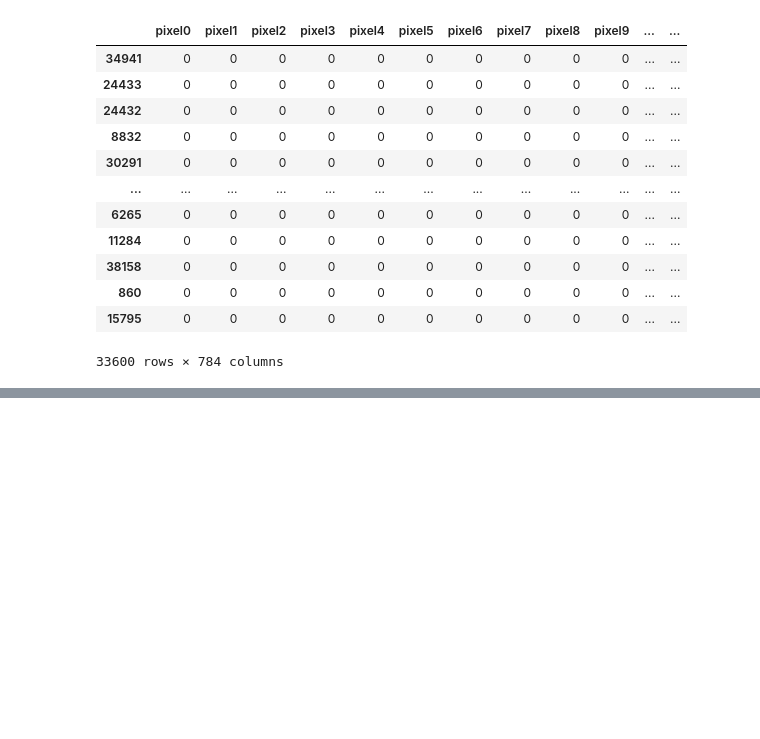
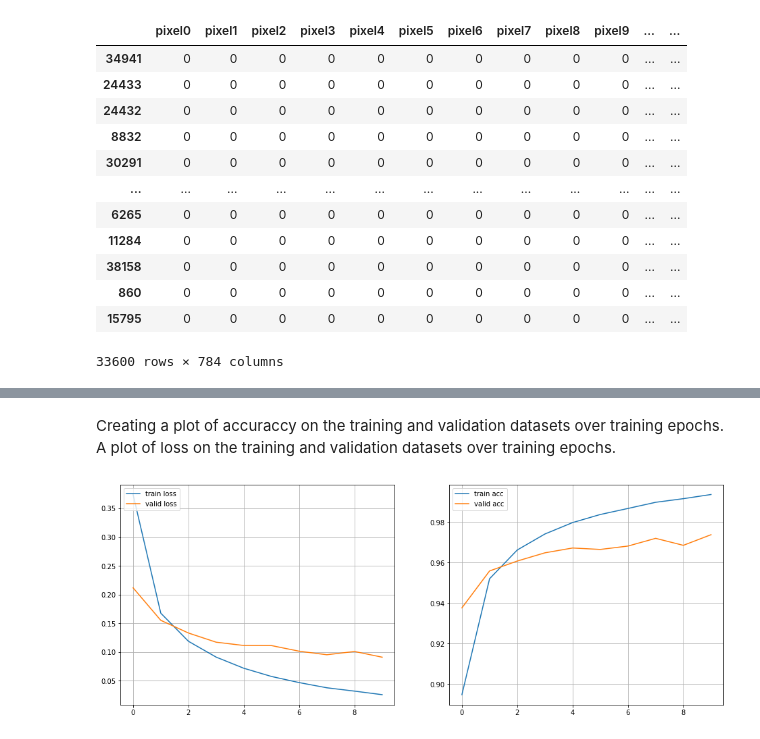
Before and after one commit to niramay447/kaggle-competitions, a Jupyter notebook: digit-recognizer.ipynb, the cells around one changed output, grey strips where cells are left out. Cells and saved outputs as stored; diff of their text form; code cells hidden in the pictures; blank space fills up the shorter version.

```diff
--- a/digit-recognizer.ipynb
+++ b/digit-recognizer.ipynb
@@ -114,0 +121,11 @@ None
+# %%
+loss = keras.losses.SparseCategoricalCrossentropy(from_logits = True)
+optim = keras.optimizers.Adam(learning_rate = 0.001)
+metrics = ['accuracy']
+
+model.compile(loss=loss, optimizer=optim, metrics=metrics)
+# %%
+batch_size = 64
+epochs = 10
+
+model.fit(X,y,batch_size = batch_size, validation_data=(X_val,y_val),epochs = epochs, shuffle = True, verbose=1)
@@ -114,0 +155,19 @@ None
+# %% [markdown]
+Creating a plot of accuraccy on the training and validation datasets over training epochs.
+A plot of loss on the training and validation datasets over training epochs.
+# %%
+history = model.history
+plt.figure(figsize=(16,6))
+plt.subplot(1,2,1)
+plt.plot(history.history['loss'], label='train loss')
+plt.plot(history.history['val_loss'],label = 'valid loss')
+plt.legend(loc='upper left')
+plt.grid()
+
+plt.subplot(1,2,2)
+plt.plot(history.history['accuracy'],label='train acc')
+plt.plot(history.history['val_accuracy'],label = 'valid acc')
+plt.legend(loc='upper left')
+plt.grid()
+# %% [output]
+[figure, added]
```
Also changed, not shown: parts of 3 cells of this notebook.
